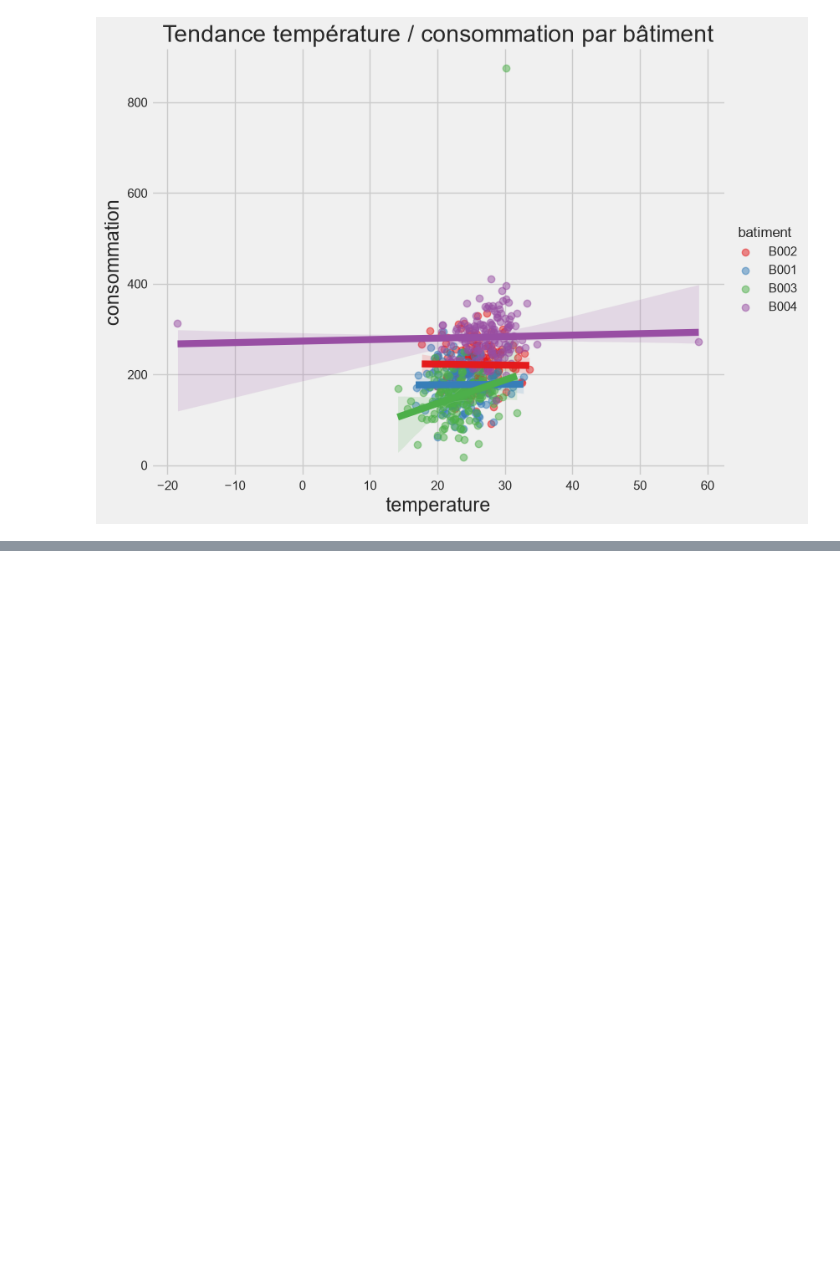
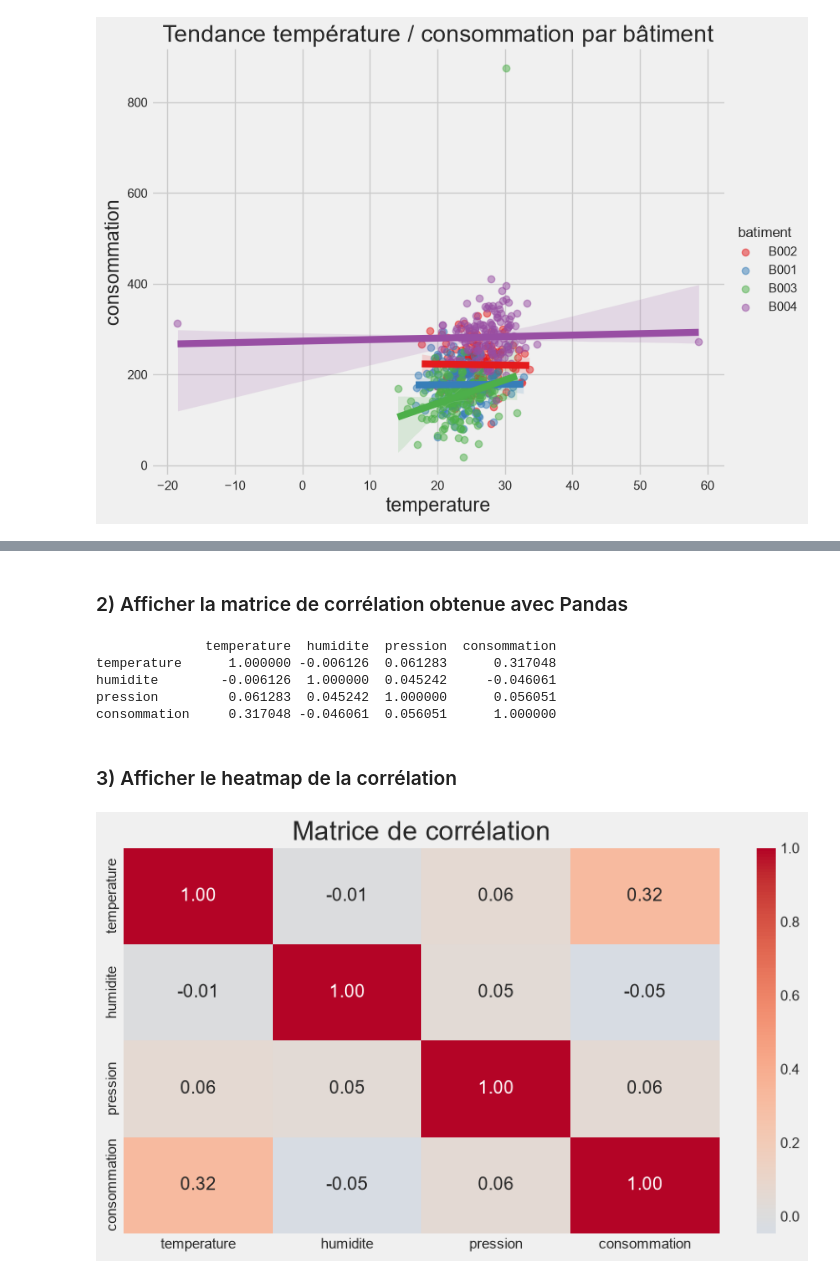
Before and after one commit to khadijagueye235/Atelier_seaborn, a Jupyter notebook: notebooks/atelier_seaborn_iot.ipynb, the cells around one changed output, grey strips where cells are left out. Saved outputs shown, nothing was run; the diff lists cells and outputs as text; code cells hidden in the pictures; blank space fills up the shorter version.

Commit message:
Partie 9 – Corrélations:terminée

```diff
--- a/notebooks/atelier_seaborn_iot.ipynb
+++ b/notebooks/atelier_seaborn_iot.ipynb
@@ -353,0 +359,4 @@ plt.show()
+# %%
+colonnes_num = ["temperature", "humidite", "pression", "consommation"]
+correlations = df[colonnes_num].corr()
+correlations
@@ -353,0 +369,19 @@ plt.show()
+# %% [markdown]
+### 2) Afficher la matrice de corrélation obtenue avec Pandas
+# %%
+print(correlations)
+# %% [output]
+              temperature  humidite  pression  consommation
+temperature      1.000000 -0.006126  0.061283      0.317048
+humidite        -0.006126  1.000000  0.045242     -0.046061
+pression         0.061283  0.045242  1.000000      0.056051
+consommation     0.317048 -0.046061  0.056051      1.000000
+# %% [markdown]
+### 3) Afficher le heatmap de la corrélation
+# %%
+plt.figure(figsize=(9, 5))
+sns.heatmap(correlations, annot=True, cmap="coolwarm", center=0, fmt=".2f")
+plt.title("Matrice de corrélation")
+plt.show()
+# %% [output]
+[figure, added]
```
Also changed, not shown: parts of 2 cells of this notebook.
